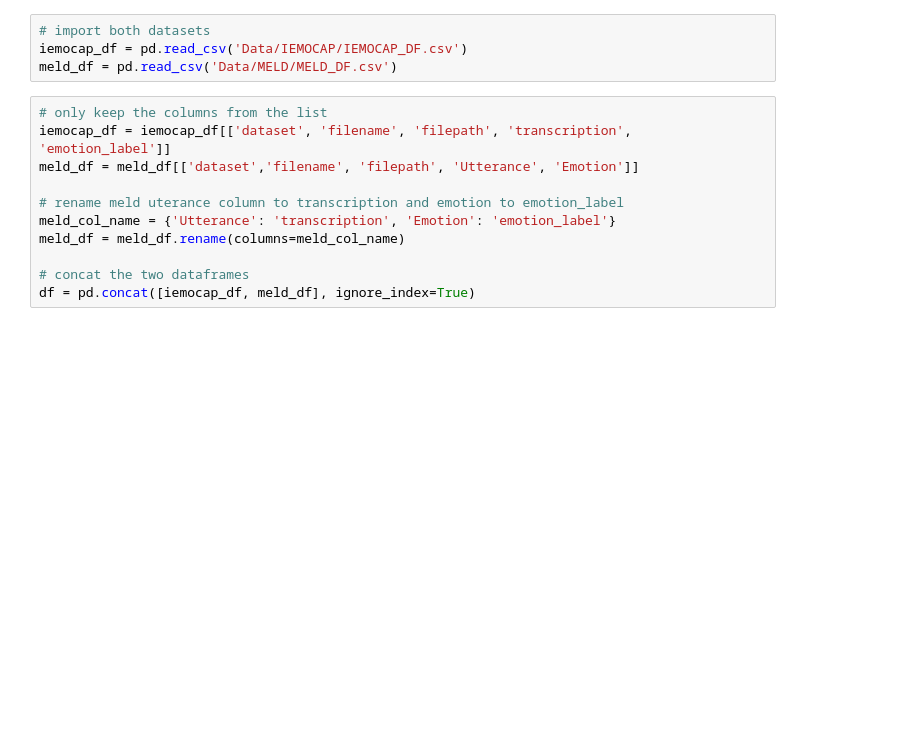
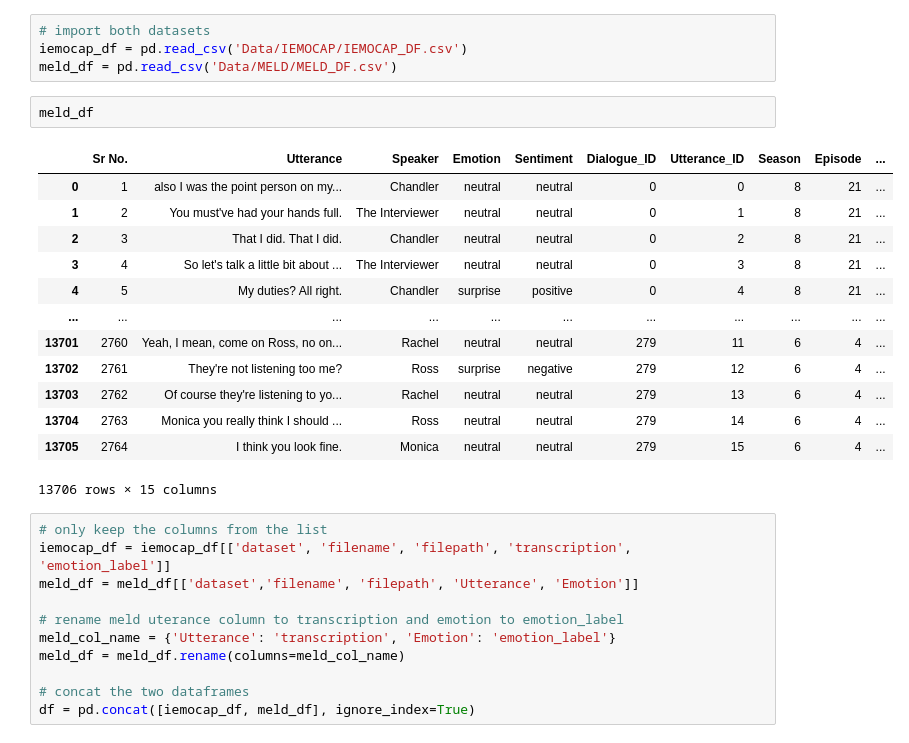
Before and after one commit to Gminic/STEmoR-Final-Project, a Jupyter notebook: DataNormalisation.ipynb, the cells around one changed output. Saved outputs shown, nothing was run; the diff lists cells and outputs as text; blank space fills up the shorter version.

```diff
--- a/DataNormalisation.ipynb
+++ b/DataNormalisation.ipynb
@@ -52,6 +55,22 @@ From the process previously written to extract the information are going to load
 # import both datasets
 iemocap_df = pd.read_csv('Data/IEMOCAP/IEMOCAP_DF.csv')
 meld_df = pd.read_csv('Data/MELD/MELD_DF.csv')
+# %%
+meld_df
+# %% [output]
+|  | Sr No. | Utterance | Speaker | Emotion | Sentiment | Dialogue_ID | Utterance_ID | Season | Episode | ... |
+| 0 | 1 | also I was the point person on my... | Chandler | neutral | neutral | 0 | 0 | 8 | 21 | ... |
+| 1 | 2 | You must've had your hands full. | The Interviewer | neutral | neutral | 0 | 1 | 8 | 21 | ... |
+| 2 | 3 | That I did. That I did. | Chandler | neutral | neutral | 0 | 2 | 8 | 21 | ... |
+| 3 | 4 | So let's talk a little bit about ... | The Interviewer | neutral | neutral | 0 | 3 | 8 | 21 | ... |
+| 4 | 5 | My duties? All right. | Chandler | surprise | positive | 0 | 4 | 8 | 21 | ... |
+| ... | ... | ... | ... | ... | ... | ... | ... | ... | ... | ... |
+| 13701 | 2760 | Yeah, I mean, come on Ross, no on... | Rachel | neutral | neutral | 279 | 11 | 6 | 4 | ... |
+| 13702 | 2761 | They're not listening too me? | Ross | surprise | negative | 279 | 12 | 6 | 4 | ... |
+| 13703 | 2762 | Of course they're listening to yo... | Rachel | neutral | neutral | 279 | 13 | 6 | 4 | ... |
+| 13704 | 2763 | Monica you really think I should ... | Ross | neutral | neutral | 279 | 14 | 6 | 4 | ... |
+| 13705 | 2764 | I think you look fine. | Monica | neutral | neutral | 279 | 15 | 6 | 4 | ... |
+13706 rows × 15 columns
 # %%
 # only keep the columns from the list
 iemocap_df = iemocap_df[['dataset', 'filename', 'filepath', 'transcription', 'emotion_label']]
```
Also changed, not shown: parts of 119 cells of this notebook, 5 other files.
